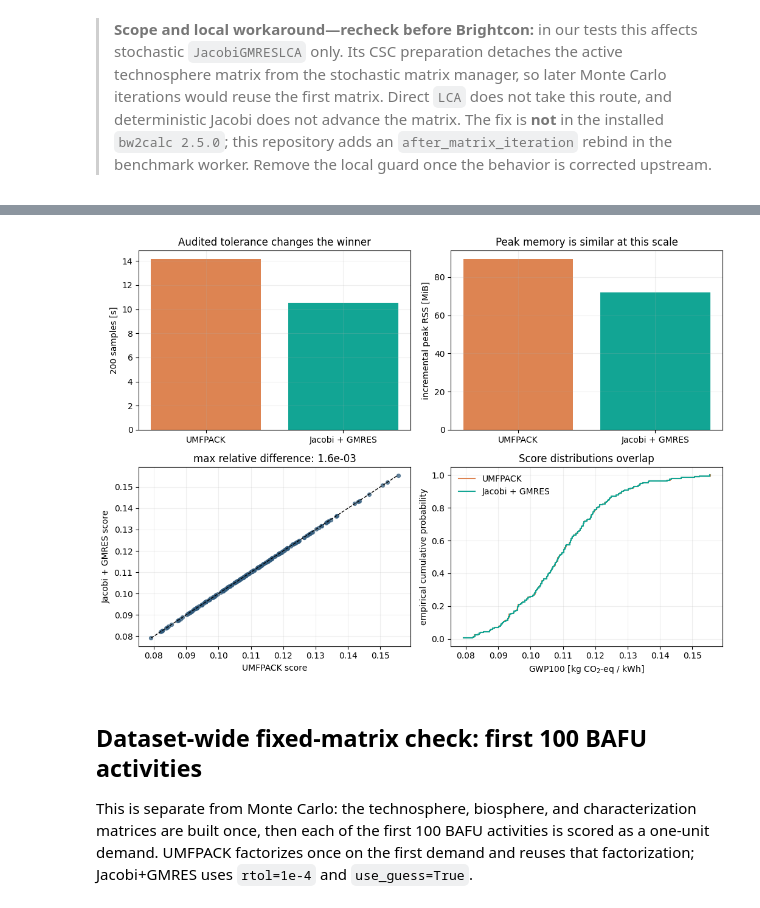
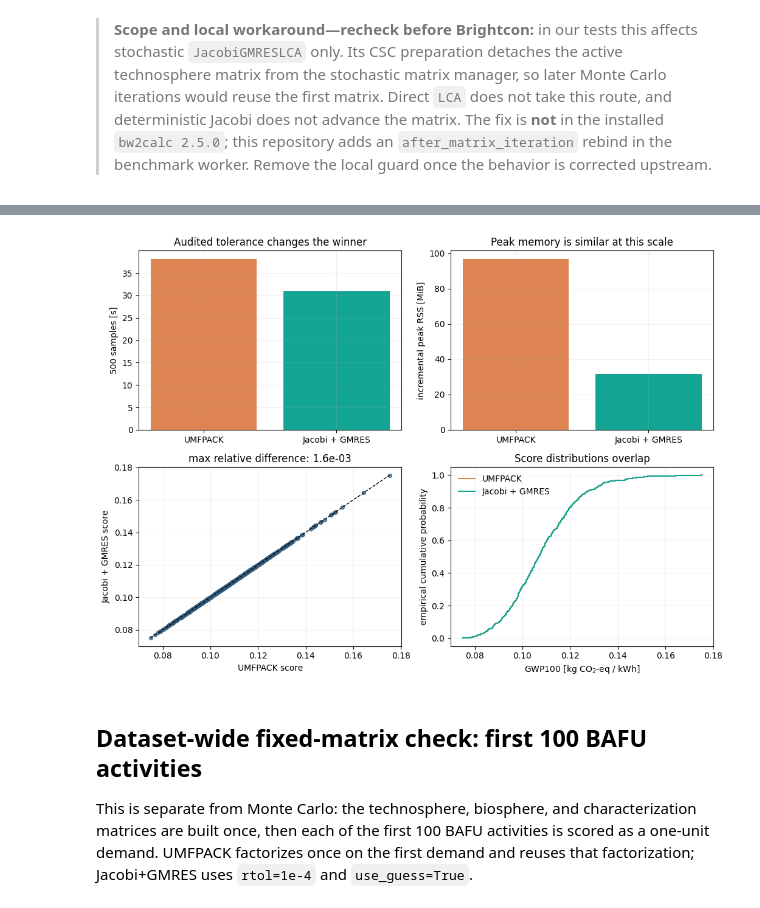
Before and after one commit to romainsacchi/jacobi, a Jupyter notebook: output/jupyter-notebook/brightcon-2026-jacobi-gmres.ipynb, the cells around one changed output, grey strips where cells are left out. Drawn from its saved outputs; the diff is of its cells as text; code cells hidden in the pictures.

Commit message:
Expand BAFU Monte Carlo benchmark to 500 samples

```diff
--- a/output/jupyter-notebook/brightcon-2026-jacobi-gmres.ipynb
+++ b/output/jupyter-notebook/brightcon-2026-jacobi-gmres.ipynb
@@ -472,12 +472,12 @@ from dev.compare_bafu_runs import summarize
 
 
 def monte_carlo_runs():
-    fallback_direct = ROOT / "results" / "bafu_direct_200.json"
-    fallback_iterative = ROOT / "results" / "bafu_jacobi_200.json"
+    fallback_direct = ROOT / "results" / "bafu_direct_500.json"
+    fallback_iterative = ROOT / "results" / "bafu_jacobi_500.json"
     if LIVE and BW_READY:
         try:
-            direct = run_bafu_worker("direct", 200, True, ROOT / "results" / "live_bafu_direct_200.json")
-            iterative = run_bafu_worker("jacobi-gmres", 200, True, ROOT / "results" / "live_bafu_jacobi_200.json")
+            direct = run_bafu_worker("direct", 500, True, ROOT / "results" / "live_bafu_direct_500.json")
+            iterative = run_bafu_worker("jacobi-gmres", 500, True, ROOT / "results" / "live_bafu_jacobi_500.json")
             return direct, iterative, "LIVE"
         except Exception as error:
             source = f"STORED FALLBACK ({type(error).__name__})"
@@ -493,7 +493,7 @@ display(Markdown(f"**Result source: {mc_source} · paired fingerprints match: YE
 pd.DataFrame([
     {
         "solver": "UMFPACK",
-        "200 samples [s]": mc_summary["direct"]["calculation_seconds"],
+        "500 samples [s]": mc_summary["direct"]["calculation_seconds"],
         "median iteration [ms]": mc_summary["direct"]["median_iteration_seconds_excluding_first"] * 1000,
         "incremental peak [MiB]": mc_summary["direct"]["incremental_peak_rss_bytes"] / 2**20,
         "median GMRES iterations": np.nan,
@@ -501,11 +501,11 @@ pd.DataFrame([
     },
     {
         "solver": "Jacobi + GMRES",
-        "200 samples [s]": mc_summary["jacobi_gmres"]["calculation_seconds"],
+        "500 samples [s]": mc_summary["jacobi_gmres"]["calculation_seconds"],
         "median iteration [ms]": mc_summary["jacobi_gmres"]["median_iteration_seconds_excluding_first"] * 1000,
         "incremental peak [MiB]": mc_summary["jacobi_gmres"]["incremental_peak_rss_bytes"] / 2**20,
         "median GMRES iterations": mc_summary["jacobi_gmres"]["median_gmres_iterations"],
         "warm start": "yes",
     },
-]).style.format({"200 samples [s]": "{:.2f}", "median iteration [ms]": "{:.1f}", "incremental peak [MiB]": "{:.1f}", "median GMRES iterations": "{:.0f}"})
+]).style.format({"500 samples [s]": "{:.2f}", "median iteration [ms]": "{:.1f}", "incremental peak [MiB]": "{:.1f}", "median GMRES iterations": "{:.0f}"})
 # %% [output]
@@ -519,35 +519,35 @@ iterative_scores = np.array([record["score"] for record in mc_iterative["records
 
 fig, axes = plt.subplots(2, 2, figsize=(10.5, 7.5))
 labels = ["UMFPACK", "Jacobi + GMRES"]
 axes[0, 0].bar(labels, [mc_summary["direct"]["calculation_seconds"], mc_summary["jacobi_gmres"]["calculation_seconds"]], color=["#DD8452", "#12A594"])
-axes[0, 0].set_ylabel("200 samples [s]")
+axes[0, 0].set_ylabel("500 samples [s]")
 axes[0, 0].set_title("Audited tolerance changes the winner")
 
 axes[0, 1].bar(labels, [mc_summary["direct"]["incremental_peak_rss_bytes"] / 2**20, mc_summary["jacobi_gmres"]["incremental_peak_rss_bytes"] / 2**20], color=["#DD8452", "#12A594"])
 axes[0, 1].set_ylabel("incremental peak RSS [MiB]")
 axes[0, 1].set_title("Peak memory is similar at this scale")
 
 limits = [min(direct_scores.min(), iterative_scores.min()), max(direct_scores.max(), iterative_scores.max())]
 axes[1, 0].scatter(direct_scores, iterative_scores, s=18, alpha=0.7, color="#315B7D")
 axes[1, 0].plot(limits, limits, "--", color="black", linewidth=1)
 axes[1, 0].set_xlabel("UMFPACK score")
 axes[1, 0].set_ylabel("Jacobi + GMRES score")
 axes[1, 0].set_title(f"max relative difference: {mc_summary['score_agreement']['maximum_relative_difference']:.1e}")
 
 for values, label, color in ((direct_scores, "UMFPACK", "#DD8452"), (iterative_scores, "Jacobi + GMRES", "#12A594")):
     ordered = np.sort(values)
     axes[1, 1].step(ordered, np.arange(1, len(ordered) + 1) / len(ordered), where="post", label=label, color=color)
 axes[1, 1].set_xlabel("GWP100 [kg CO$_2$-eq / kWh]")
 axes[1, 1].set_ylabel("empirical cumulative probability")
 axes[1, 1].set_title("Score distributions overlap")
 axes[1, 1].legend(frameon=False)
 
 for axis in axes.ravel():
     axis.grid(alpha=0.2)
 fig.tight_layout()
 plt.show()
 # %% [output]
-[figure, old version]
+[figure, new version]
 # %% [markdown]
 ## Dataset-wide fixed-matrix check: first 100 BAFU activities
 
```
Also changed, not shown: parts of 11 cells of this notebook, 6 other files.
